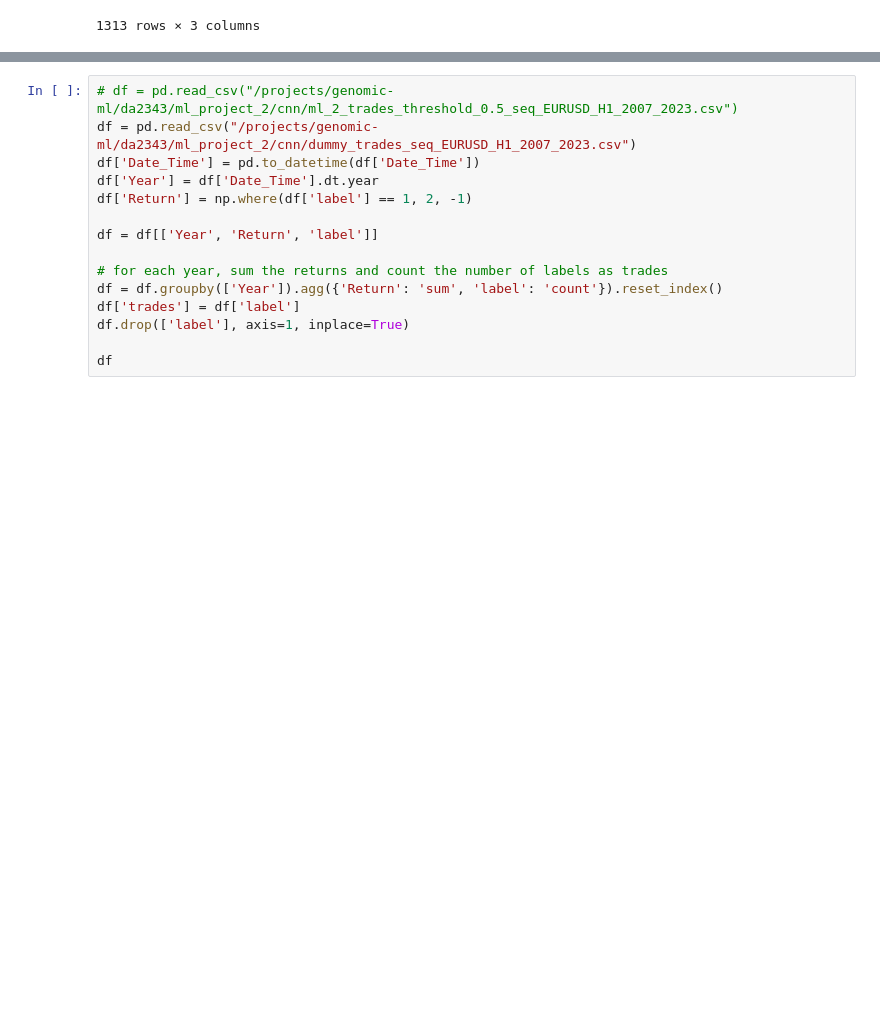
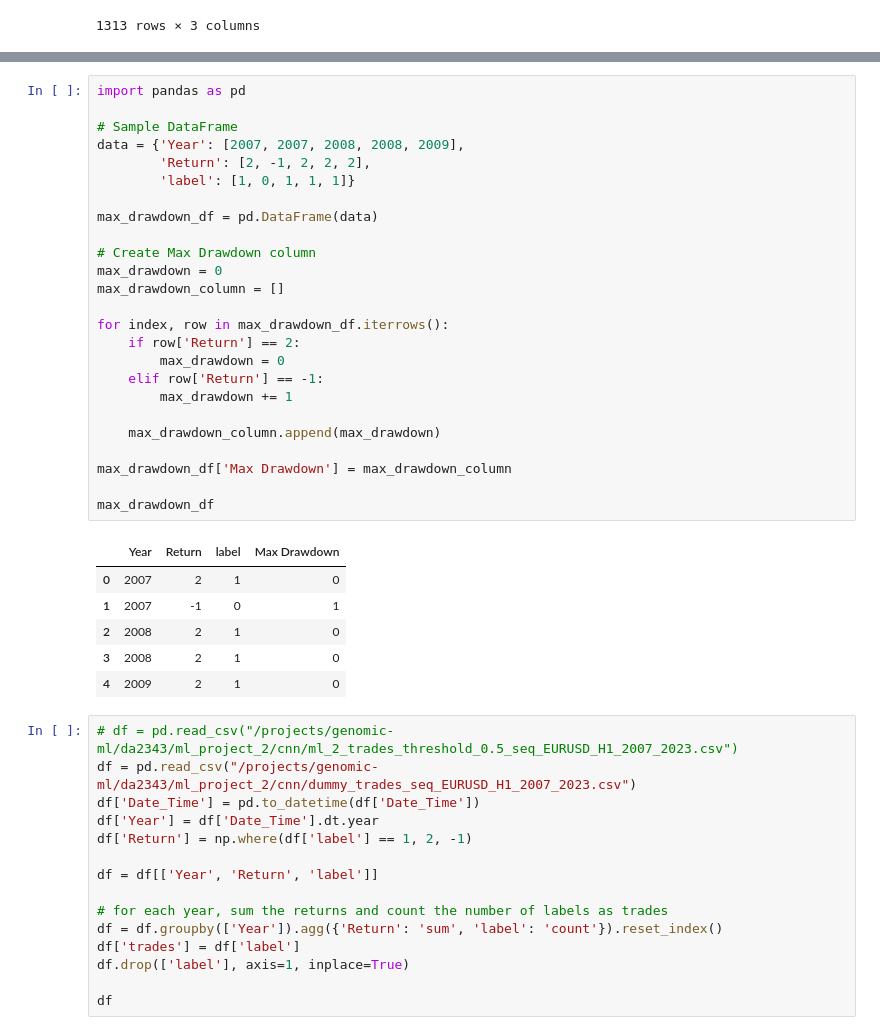
Before and after one commit to EngineerDanny/robust_algo_trader, a Jupyter notebook: cnn/portfolio.ipynb, the cells around one changed output, grey strips where cells are left out. Saved outputs shown, nothing was run; the diff lists cells and outputs as text; blank space fills up the shorter version.

```diff
--- a/cnn/portfolio.ipynb
+++ b/cnn/portfolio.ipynb
@@ -132,3 +168,35 @@ df
+# %%
+import pandas as pd
+
+# Sample DataFrame
+data = {'Year': [2007, 2007, 2008, 2008, 2009],
+        'Return': [2, -1, 2, 2, 2],
+        'label': [1, 0, 1, 1, 1]}
+
+max_drawdown_df = pd.DataFrame(data)
+
+# Create Max Drawdown column
+max_drawdown = 0
+max_drawdown_column = []
+
+for index, row in max_drawdown_df.iterrows():
+    if row['Return'] == 2:
+        max_drawdown = 0
+    elif row['Return'] == -1:
+        max_drawdown += 1
+
+    max_drawdown_column.append(max_drawdown)
+
+max_drawdown_df['Max Drawdown'] = max_drawdown_column
+
+max_drawdown_df
+# %% [output]
+|  | Year | Return | label | Max Drawdown |
+| 0 | 2007 | 2 | 1 | 0 |
+| 1 | 2007 | -1 | 0 | 1 |
+| 2 | 2008 | 2 | 1 | 0 |
+| 3 | 2008 | 2 | 1 | 0 |
+| 4 | 2009 | 2 | 1 | 0 |
 # %%
 # df = pd.read_csv("/projects/genomic-ml/da2343/ml_project_2/cnn/ml_2_trades_threshold_0.5_seq_EURUSD_H1_2007_2023.csv")
 df = pd.read_csv("/projects/genomic-ml/da2343/ml_project_2/cnn/dummy_trades_seq_EURUSD_H1_2007_2023.csv")
```
Also changed, not shown: parts of 3 cells of this notebook.
